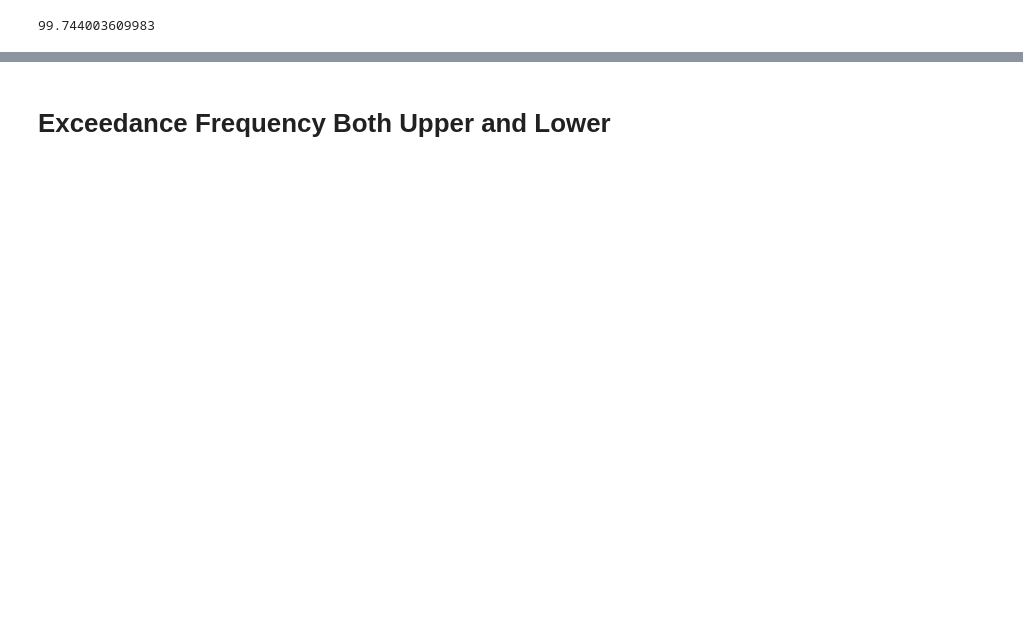
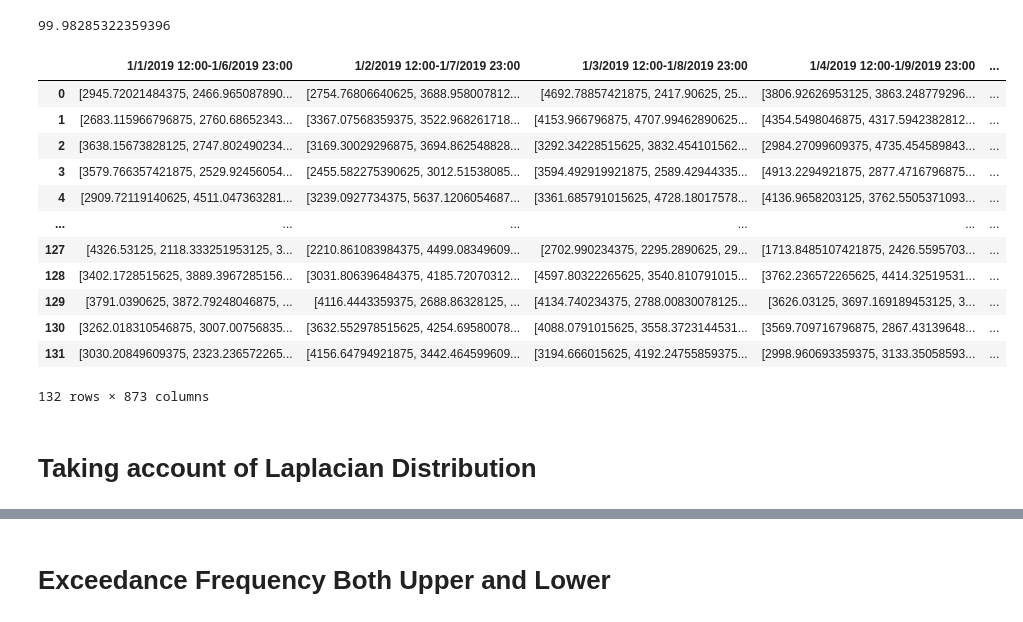
Before and after one commit to j1wnkim/BayesianTimeSeries, a Jupyter notebook: OutlierInterval.ipynb, the cells around one changed output, grey strips where cells are left out. Saved outputs shown, nothing was run; the diff lists cells and outputs as text; code cells hidden in the pictures; blank space fills up the shorter version.

```diff
--- a/OutlierInterval.ipynb
+++ b/OutlierInterval.ipynb
@@ -5,14 +5,14 @@ import matplotlib.pyplot as plt
 from scipy.stats import norm
 
 
-train_preds = pd.read_csv("/home/jik19004/FilesToRun/BayesianTimeSeries/TrainingLong/TrainingPredictionsLong.csv")
-train_std = pd.read_csv("/home/jik19004/FilesToRun/BayesianTimeSeries/TrainingLong/TrainingStdLong.csv")
+train_preds = pd.read_csv("/home/jik19004/FilesToRun/BayesianTimeSeries/TrainingLong/TrainingPredictionsLong_Gaussian.csv")
+train_std = pd.read_csv("/home/jik19004/FilesToRun/BayesianTimeSeries/TrainingLong/TrainingStdLong_Gaussian.csv")
 
-val_preds = pd.read_csv("/home/jik19004/FilesToRun/BayesianTimeSeries/ValidationLong/ValidationPredictionsLong.csv")
-val_std = pd.read_csv("/home/jik19004/FilesToRun/BayesianTimeSeries/ValidationLong/ValidationStdLong.csv")
+val_preds = pd.read_csv("/home/jik19004/FilesToRun/BayesianTimeSeries/ValidationLong/ValidationPredictionsLong_Gaussian.csv")
+val_std = pd.read_csv("/home/jik19004/FilesToRun/BayesianTimeSeries/ValidationLong/ValidationStdLong_Gaussian.csv")
 
-test_preds = pd.read_csv("/home/jik19004/FilesToRun/BayesianTimeSeries/TestingLong/TestingPredictionsLong.csv")
-test_std = pd.read_csv("/home/jik19004/FilesToRun/BayesianTimeSeries/TestingLong/TestingStdLong.csv")
+test_preds = pd.read_csv("/home/jik19004/FilesToRun/BayesianTimeSeries/TestingLong/TestingPredictionsLong_Gaussian.csv")
+test_std = pd.read_csv("/home/jik19004/FilesToRun/BayesianTimeSeries/TestingLong/TestingStdLong_Gaussian.csv")
 
 train_actual = pd.read_csv("/home/jik19004/FilesToRun/BayesianTimeSeries/TrainingLong/TrainingActual_Long.csv")
 val_actual = pd.read_csv("/home/jik19004/FilesToRun/BayesianTimeSeries/ValidationLong/ValidationActual_Long.csv")
@@ -21,9 +21,9 @@ test_actual = pd.read_csv("/home/jik19004/FilesToRun/BayesianTimeSeries/TestingL
 # Define a function to calculate the encapsulation percentage
 def calculate_encapsulation_percentage(confidence=0.7, data_name ="Training", data_setting = "Long"):
 
-    prediction_df = "/home/jik19004/FilesToRun/BayesianTimeSeries/{}{}/{}Predictions{}.csv".format(data_name, data_setting, data_name, data_setting)
+    prediction_df = "/home/jik19004/FilesToRun/BayesianTimeSeries/{}{}/{}Predictions{}_Gaussian.csv".format(data_name, data_setting, data_name, data_setting)
     actual_df = "/home/jik19004/FilesToRun/BayesianTimeSeries/{}{}/{}Actual_{}.csv".format(data_name,data_setting,data_name,data_setting)
-    std_dev_df = "/home/jik19004/FilesToRun/BayesianTimeSeries/{}{}/{}Std{}.csv".format(data_name, data_setting, data_name, data_setting)
+    std_dev_df = "/home/jik19004/FilesToRun/BayesianTimeSeries/{}{}/{}Std{}_Gaussian.csv".format(data_name, data_setting, data_name, data_setting)
 
     prediction_df = pd.read_csv(prediction_df)
     actual_df = pd.read_csv(actual_df)
@@ -50,7 +50,28 @@ def calculate_encapsulation_percentage(confidence=0.7, data_name ="Training", da
     return encapsulation_percentage
 
 # Test the function with the loaded data
-encapsulation_result = calculate_encapsulation_percentage(data_setting = "Short",data_name = "Training",confidence = 0.95)
+encapsulation_result = calculate_encapsulation_percentage(data_setting = "Long", data_name = "Training", confidence = 0.95)
 encapsulation_result
 # %% [output]
-99.744003609983
+99.98285322359396
+# %%
+x = pd.read_csv("/home/jik19004/FilesToRun/BayesianTimeSeries/TrainingShort/hundred_preds_Short.csv")
+for i in range(x.shape[0]):
+    for j in range(x.shape[1]):
+        x.iloc[i,j] = str(x.iloc[i,j]) # convert it to string.
+
+display(x)
+# %% [output]
+|  | 1/1/2019 12:00-1/6/2019 23:00 | 1/2/2019 12:00-1/7/2019 23:00 | 1/3/2019 12:00-1/8/2019 23:00 | 1/4/2019 12:00-1/9/2019 23:00 | ... |
+| 0 | [2945.72021484375, 2466.965087890... | [2754.76806640625, 3688.958007812... | [4692.78857421875, 2417.90625, 25... | [3806.92626953125, 3863.248779296... | ... |
+| 1 | [2683.115966796875, 2760.68652343... | [3367.07568359375, 3522.968261718... | [4153.966796875, 4707.99462890625... | [4354.5498046875, 4317.5942382812... | ... |
+| 2 | [3638.15673828125, 2747.802490234... | [3169.30029296875, 3694.862548828... | [3292.34228515625, 3832.454101562... | [2984.27099609375, 4735.454589843... | ... |
+| 3 | [3579.766357421875, 2529.92456054... | [2455.582275390625, 3012.51538085... | [3594.492919921875, 2589.42944335... | [4913.2294921875, 2877.4716796875... | ... |
+| 4 | [2909.72119140625, 4511.047363281... | [3239.0927734375, 5637.1206054687... | [3361.685791015625, 4728.18017578... | [4136.9658203125, 3762.5505371093... | ... |
+| ... | ... | ... | ... | ... | ... |
+| 127 | [4326.53125, 2118.333251953125, 3... | [2210.861083984375, 4499.08349609... | [2702.990234375, 2295.2890625, 29... | [1713.8485107421875, 2426.5595703... | ... |
+| 128 | [3402.1728515625, 3889.3967285156... | [3031.806396484375, 4185.72070312... | [4597.80322265625, 3540.810791015... | [3762.236572265625, 4414.32519531... | ... |
+| 129 | [3791.0390625, 3872.79248046875, ... | [4116.4443359375, 2688.86328125, ... | [4134.740234375, 2788.00830078125... | [3626.03125, 3697.169189453125, 3... | ... |
+| 130 | [3262.018310546875, 3007.00756835... | [3632.552978515625, 4254.69580078... | [4088.0791015625, 3558.3723144531... | [3569.709716796875, 2867.43139648... | ... |
+| 131 | [3030.20849609375, 2323.236572265... | [4156.64794921875, 3442.464599609... | [3194.666015625, 4192.24755859375... | [2998.960693359375, 3133.35058593... | ... |
+132 rows × 873 columns
@@ -56,0 +93,2 @@ encapsulation_result
+# %% [markdown]
+# Taking account of Laplacian Distribution
```
Also changed, not shown: parts of 5 cells of this notebook, 24 other files.
